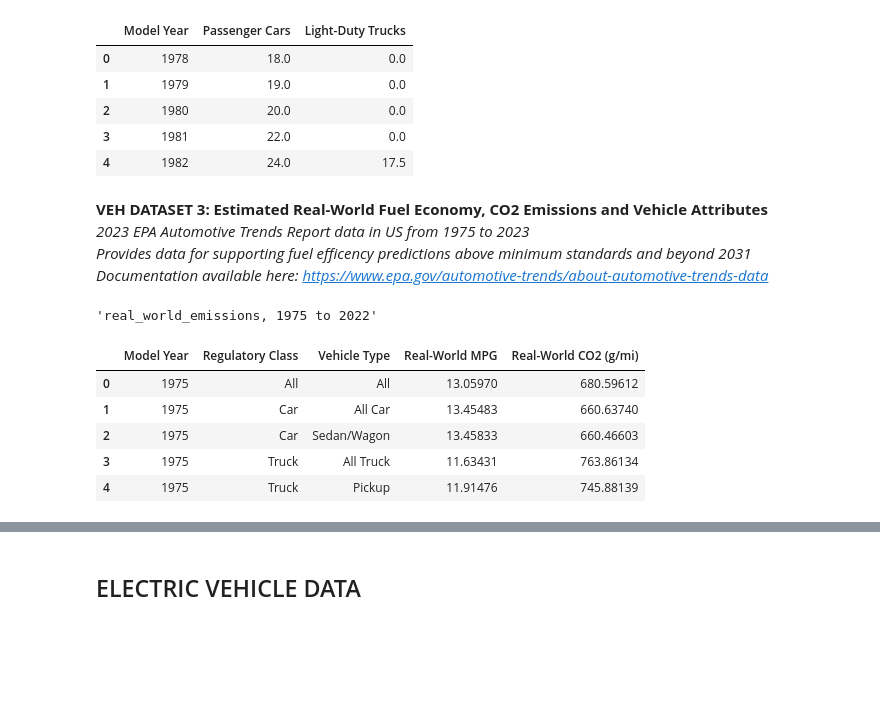
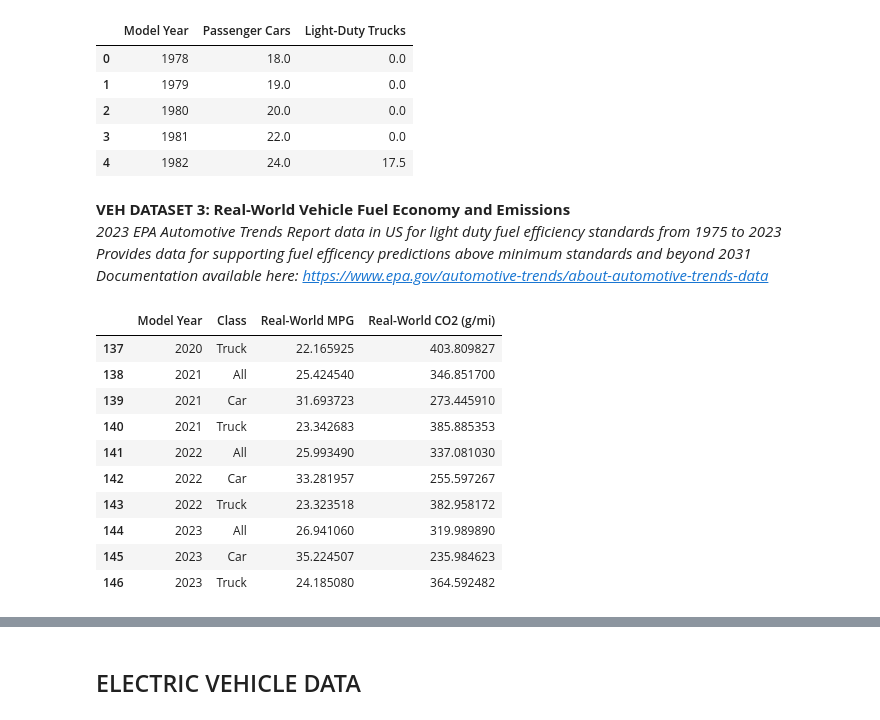
Before and after one commit to jbondAI/AI_Project_2, a Jupyter notebook: ev_and_ice_vehicle_datasets.ipynb, the cells around one changed output, grey strips where cells are left out. Drawn from its saved outputs; the diff is of its cells as text; code cells hidden in the pictures; blank space fills up the shorter version.

```diff
--- a/ev_and_ice_vehicle_datasets.ipynb
+++ b/ev_and_ice_vehicle_datasets.ipynb
@@ -96,34 +104,57 @@ display(vehicle_emission_standards.head(5))
 | 3 | 1981 | 22.0 | 0.0 |
 | 4 | 1982 | 24.0 | 17.5 |
 # %% [markdown]
-**VEH DATASET 3: Estimated Real-World Fuel Economy, CO2 Emissions and Vehicle Attributes** \
-_2023 EPA Automotive Trends Report data in US from 1975 to 2023\
+**VEH DATASET 3: Real-World Vehicle Fuel Economy and Emissions** \
+_2023 EPA Automotive Trends Report data in US for light duty fuel efficiency standards from 1975 to 2023\
 Provides data for supporting fuel efficency predictions above minimum standards and beyond 2031 \
 Documentation available here: https://www.epa.gov/automotive-trends/about-automotive-trends-data_
 # %%
 # Reads the CSV file, skipping the first 3 rows and using the 4th row as header
 real_world_emissions = pd.read_csv("Resources/estimated_real_world_fuel_economy (1975 to 2022).csv", parse_dates=['Model Year'])
 
 # Replaces missing values with 0 and filters for all vehicle emissions
 real_world_emissions.fillna(0,inplace=True)
 
 #Filters emissions for all (aggreggated) type and drops unndeded columns
 real_world_emissions_all = real_world_emissions[(real_world_emissions['Vehicle Type'] == 'All')].copy().reset_index(drop=True)
 
 real_world_emissions.drop(columns = ['Production Share', 'Real-World MPG_City', 'Real-World MPG_Hwy',
                                          'Real-World CO2_City (g/mi)', 'Real-World CO2_Hwy (g/mi)',
                                          'Weight (lbs)','Horsepower (HP)', 'Footprint (sq. ft.)'],
                                         axis = 1, inplace = True)
 
+#Removes text from 'Model Year' column
+def clean_year(year):
+    if isinstance(year, str) and 'Prelim.' in year:
+        return year.split()[-1]  # Extract the year from 'Prelim. 2023'
+    return str(year)  # Convert all years to string for consistency
 
-# Display the first 5 rows
-display('real_world_emissions, 1975 to 2022')
-display(real_world_emissions.head(5))
+real_world_emissions['Model Year'] = real_world_emissions['Model Year'].apply(clean_year)
+
+# Simplifes dataset by consoildating MPG and emissions by Car Class, Truck Class and All (Cars and Trucks)
+real_world_emissions['Class'] = real_world_emissions['Regulatory Class'].replace({'Car': 'Car', 'Truck': 'Truck', 'All': 'All'})
+
+emissions_by_class = real_world_emissions.groupby(['Model Year', 'Class']).agg({
+    'Real-World MPG': 'mean',
+    'Real-World CO2 (g/mi)': 'mean'
+}).reset_index()
+
+emissions_by_class = emissions_by_class.sort_values(['Model Year', 'Class'])
+
+#Converts 'Model Year' to datetime datatype
+emissions_by_class['Model Year'] = pd.to_datetime(emissions_by_class['Model Year'], format='%Y')
+emissions_by_class['Model Year'] = emissions_by_class['Model Year'].dt.year
+
+emissions_by_class.tail(10)
 # %% [output]
-'real_world_emissions, 1975 to 2022'
-|  | Model Year | Regulatory Class | Vehicle Type | Real-World MPG | Real-World CO2 (g/mi) |
-| 0 | 1975 | All | All | 13.05970 | 680.59612 |
-| 1 | 1975 | Car | All Car | 13.45483 | 660.63740 |
-| 2 | 1975 | Car | Sedan/Wagon | 13.45833 | 660.46603 |
-| 3 | 1975 | Truck | All Truck | 11.63431 | 763.86134 |
-| 4 | 1975 | Truck | Pickup | 11.91476 | 745.88139 |
+|  | Model Year | Class | Real-World MPG | Real-World CO2 (g/mi) |
+| 137 | 2020 | Truck | 22.165925 | 403.809827 |
+| 138 | 2021 | All | 25.424540 | 346.851700 |
+| 139 | 2021 | Car | 31.693723 | 273.445910 |
+| 140 | 2021 | Truck | 23.342683 | 385.885353 |
+| 141 | 2022 | All | 25.993490 | 337.081030 |
+| 142 | 2022 | Car | 33.281957 | 255.597267 |
+| 143 | 2022 | Truck | 23.323518 | 382.958172 |
+| 144 | 2023 | All | 26.941060 | 319.989890 |
+| 145 | 2023 | Car | 35.224507 | 235.984623 |
+| 146 | 2023 | Truck | 24.185080 | 364.592482 |
```
Also changed, not shown: parts of 32 cells of this notebook, 21 other files.
